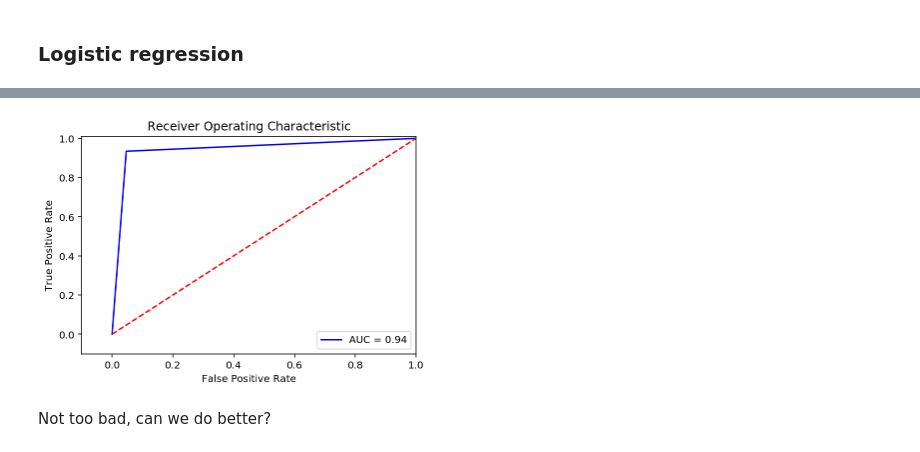
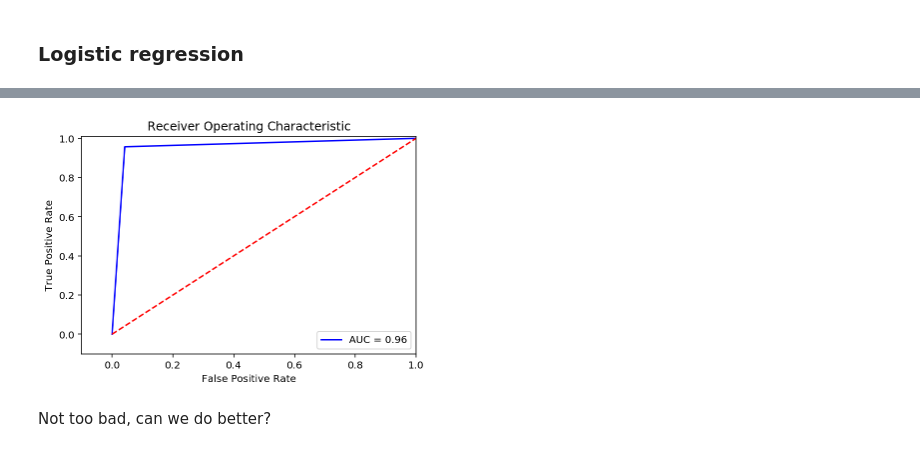
Before and after one commit to scheckley/bank_fraud_tensor, a Jupyter notebook: scratch-scikit.ipynb, the cells around one changed output, grey strips where cells are left out. Drawn from its saved outputs; the diff is of its cells as text; code cells hidden in the pictures.

```diff
--- a/scratch-scikit.ipynb
+++ b/scratch-scikit.ipynb
@@ -341,15 +360,14 @@ plt.show()
 ### Logistic regression
 # %%
 # try a grid search to find best parameters
-from sklearn.model_selection import GridSearchCV
-tic()
-lr = LogisticRegression(C = 0.01, penalty = 'l1')# , solver='liblinear')
-grid_values = {'penalty': ['l1','l2'], 'C': [0.001,0.01,0.1,1,10,100,1000]}#[0.001,0.01,0.1,1,10,100]}
-lr = GridSearchCV(lr, param_grid=grid_values, n_jobs=-1)
-lr.fit(X_train_resampled,y_train_resampled)
-print(lr.best_params_)
 
-y_pred = lr.predict(X_test)
-toc()
+#from sklearn.model_selection import GridSearchCV
+#tic()
+#lr = LogisticRegression(C = 0.01, penalty = 'l1')# , solver='liblinear')
+#grid_values = {'penalty': ['l1','l2'], 'C': [0.001,0.01,0.1,1,10,100,1000], 'fit_intercept' : [True, False]}
+#lr = GridSearchCV(lr, param_grid=grid_values, n_jobs=-1)
+#lr.fit(X_train,y_train_resampled)
+#print(lr.best_params_)
 
-# Result: 0.97 with gridsearch finding l2 penalty and C=0.01.
+#y_pred = lr.predict(X_test)
+#toc()
@@ -358,0 +376,2 @@ Elapsed time is 1995.3649451732635 seconds.
+# %%
+lr = joblib.load('lr_model.pkl')
@@ -381,20 +408,20 @@ Recall metric in the testing dataset:  0.9339080459770115
 # %%
 # ROC curve
-lr = LogisticRegression(C = 100, penalty = 'l1')
-y_pred_score = lr.fit(X_train_resampled,y_train_resampled).decision_function(X_test)
+lr = LogisticRegression(C = 100, penalty = 'l2', fit_intercept=True)
+y_pred_score = lr.fit(X_train,y_train_resampled).decision_function(X_test)
 
 fpr, tpr, thresholds = roc_curve(y_test,y_pred)
 roc_auc = auc(fpr,tpr)
 
 # Plot ROC
 plt.title('Receiver Operating Characteristic')
 plt.plot(fpr, tpr, 'b',label='AUC = %0.2f'% roc_auc)
 plt.legend(loc='lower right')
 plt.plot([0,1],[0,1],'r--')
 plt.xlim([-0.1,1.0])
 plt.ylim([-0.1,1.01])
 plt.ylabel('True Positive Rate')
 plt.xlabel('False Positive Rate')
 plt.show()
 # %% [output]
-[figure, old version]
+[figure, new version]
```
Also changed, not shown: parts of 26 cells of this notebook.
